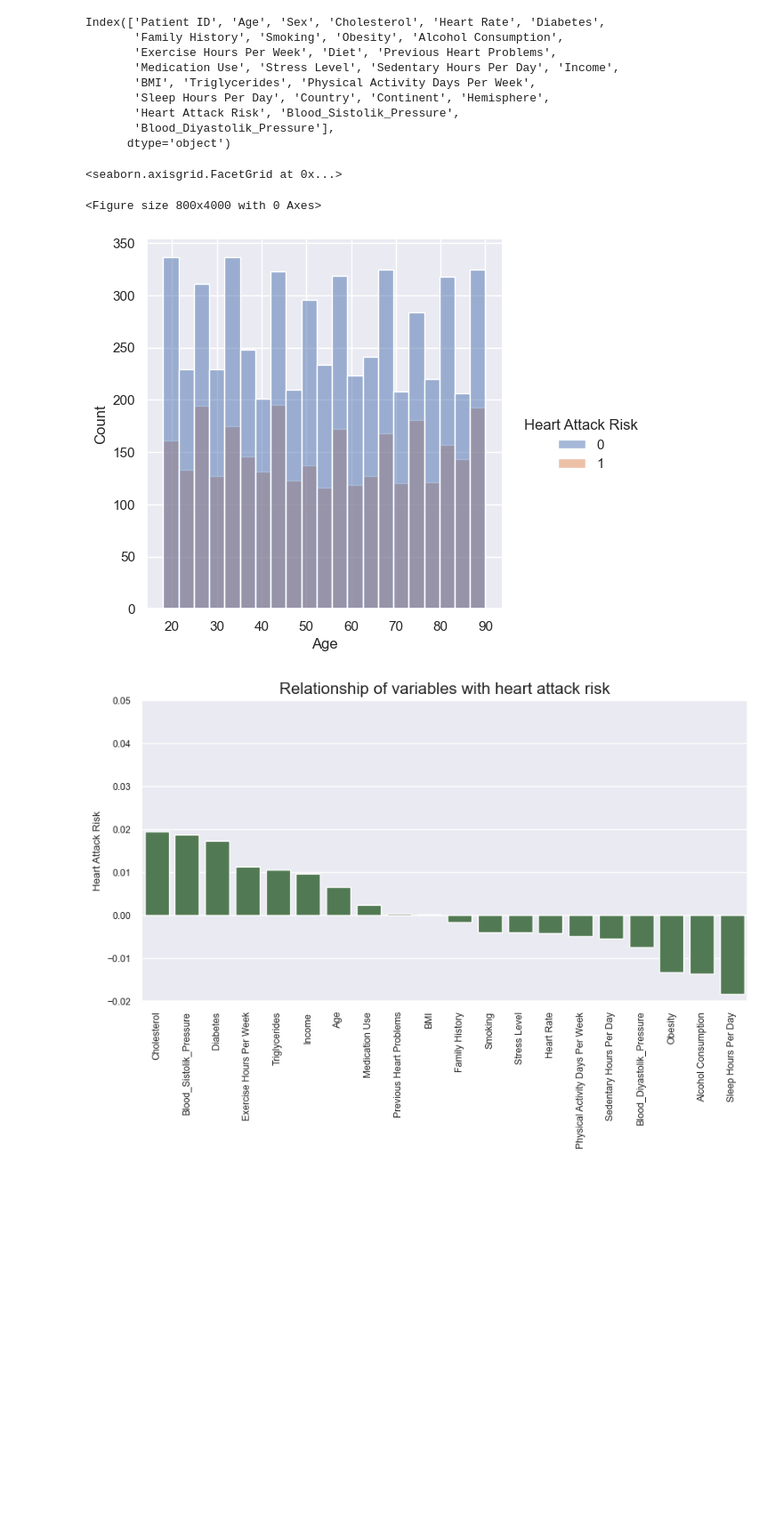
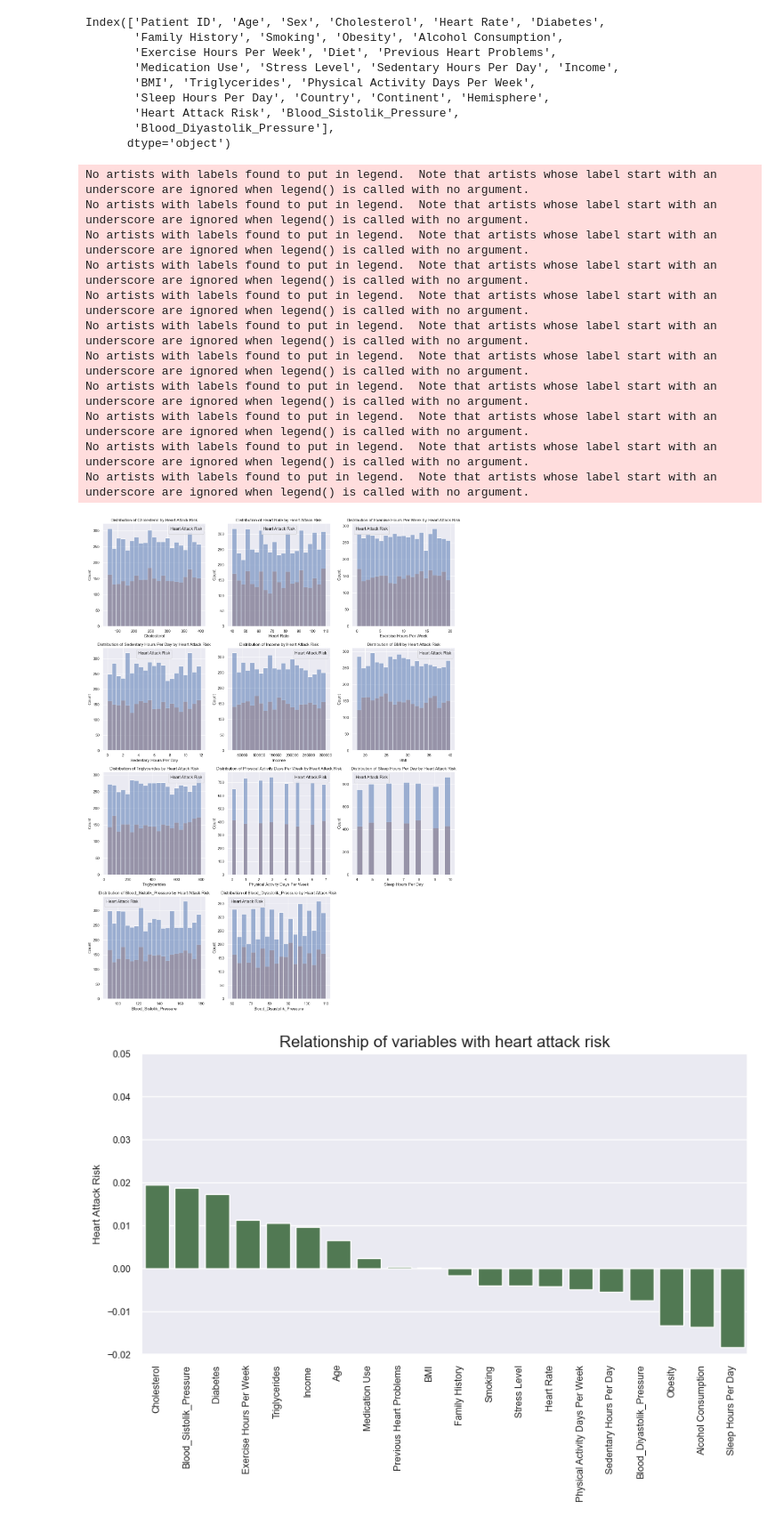
Before and after one commit to DeepikaPanneer/Heart-Attack-Risk-Prediction, a Jupyter notebook: EDA.ipynb, the cells around one changed output. Shown at 89% size. Saved outputs shown, nothing was run; the diff lists cells and outputs as text; code cells hidden in the pictures; blank space fills up the shorter version.

```diff
--- a/EDA.ipynb
+++ b/EDA.ipynb
@@ -83,13 +85,50 @@ Index(['Patient ID', 'Age', 'Sex', 'Cholesterol', 'Heart Rate', 'Diabetes',
        'Heart Attack Risk', 'Blood_Sistolik_Pressure',
        'Blood_Diyastolik_Pressure'],
       dtype='object')
-# %%
-plt.figure(figsize=(8, 40))
-sns.displot(x="Age", data=df, hue="Heart Attack Risk")
-# %% [output]
-<seaborn.axisgrid.FacetGrid at 0x...>
-<Figure size 800x4000 with 0 Axes>
-[figure, removed]
+# %%
+continuous_features = ['Cholesterol', 'Heart Rate', 'Exercise Hours Per Week', 'Sedentary Hours Per Day', 'Income',
+                       'BMI', 'Triglycerides', 'Physical Activity Days Per Week', 'Sleep Hours Per Day',
+                       'Blood_Sistolik_Pressure', 'Blood_Diyastolik_Pressure']
+
+# Calculate the number of rows and columns for the subplots grid
+num_features = len(continuous_features)
+num_cols = 3  # Number of columns for subplots
+num_rows = math.ceil(num_features / num_cols)  # Number of rows needed
+
+# Create the subplots grid
+fig, axes = plt.subplots(num_rows, num_cols, figsize=(15, 5*num_rows))
+
+# Flatten the axes array to iterate over it easily
+axes = axes.flatten()
+
+# Loop through each feature and create a plot
+for i, feature in enumerate(continuous_features):
+    sns.histplot(x=feature, data=df, hue="Heart Attack Risk", ax=axes[i])  # Create the plot
+    axes[i].set_title(f'Distribution of {feature} by Heart Attack Risk')  # Set subplot title
+    axes[i].set_xlabel(feature)  # Set x-axis label
+    axes[i].set_ylabel('Count')  # Set y-axis label
+    axes[i].legend(title='Heart Attack Risk')  # Add legend
+    axes[i].grid(True)  # Add grid
+
+# Hide empty subplots
+for j in range(i+1, num_cols*num_rows):
+    axes[j].axis('off')
+
+plt.tight_layout()
+plt.show()
+# %% [output]
+No artists with labels found to put in legend.  Note that artists whose label start with an underscore are ignored when legend() is called with no argument.
+No artists with labels found to put in legend.  Note that artists whose label start with an underscore are ignored when legend() is called with no argument.
+No artists with labels found to put in legend.  Note that artists whose label start with an underscore are ignored when legend() is called with no argument.
+No artists with labels found to put in legend.  Note that artists whose label start with an underscore are ignored when legend() is called with no argument.
+No artists with labels found to put in legend.  Note that artists whose label start with an underscore are ignored when legend() is called with no argument.
+No artists with labels found to put in legend.  Note that artists whose label start with an underscore are ignored when legend() is called with no argument.
+No artists with labels found to put in legend.  Note that artists whose label start with an underscore are ignored when legend() is called with no argument.
+No artists with labels found to put in legend.  Note that artists whose label start with an underscore are ignored when legend() is called with no argument.
+No artists with labels found to put in legend.  Note that artists whose label start with an underscore are ignored when legend() is called with no argument.
+No artists with labels found to put in legend.  Note that artists whose label start with an underscore are ignored when legend() is called with no argument.
+No artists with labels found to put in legend.  Note that artists whose label start with an underscore are ignored when legend() is called with no argument.
+[figure, added]
 # %%
 heart_attack_corr = df.corr()["Heart Attack Risk"]
 heart_attack_corr = heart_attack_corr.drop("Heart Attack Risk", axis=0).sort_values(ascending=False)
```
Also changed, not shown: parts of 2 cells of this notebook.
